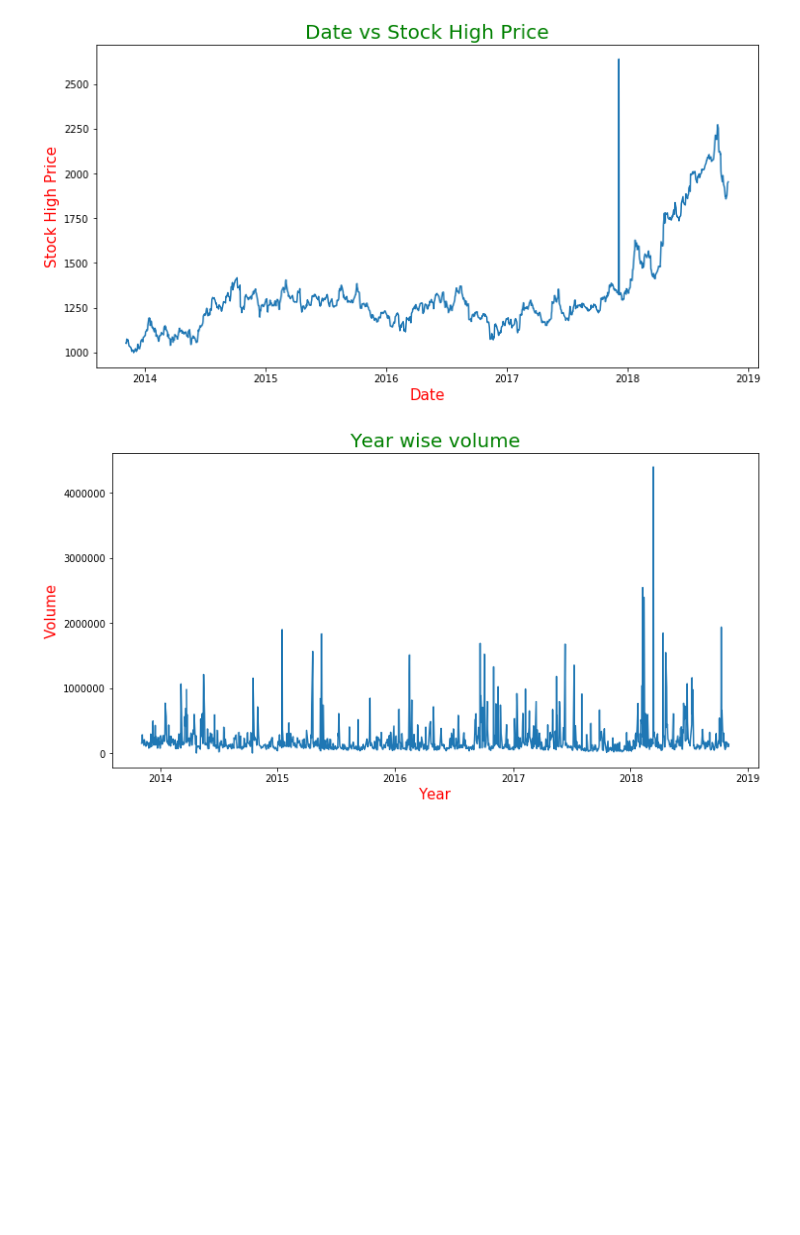
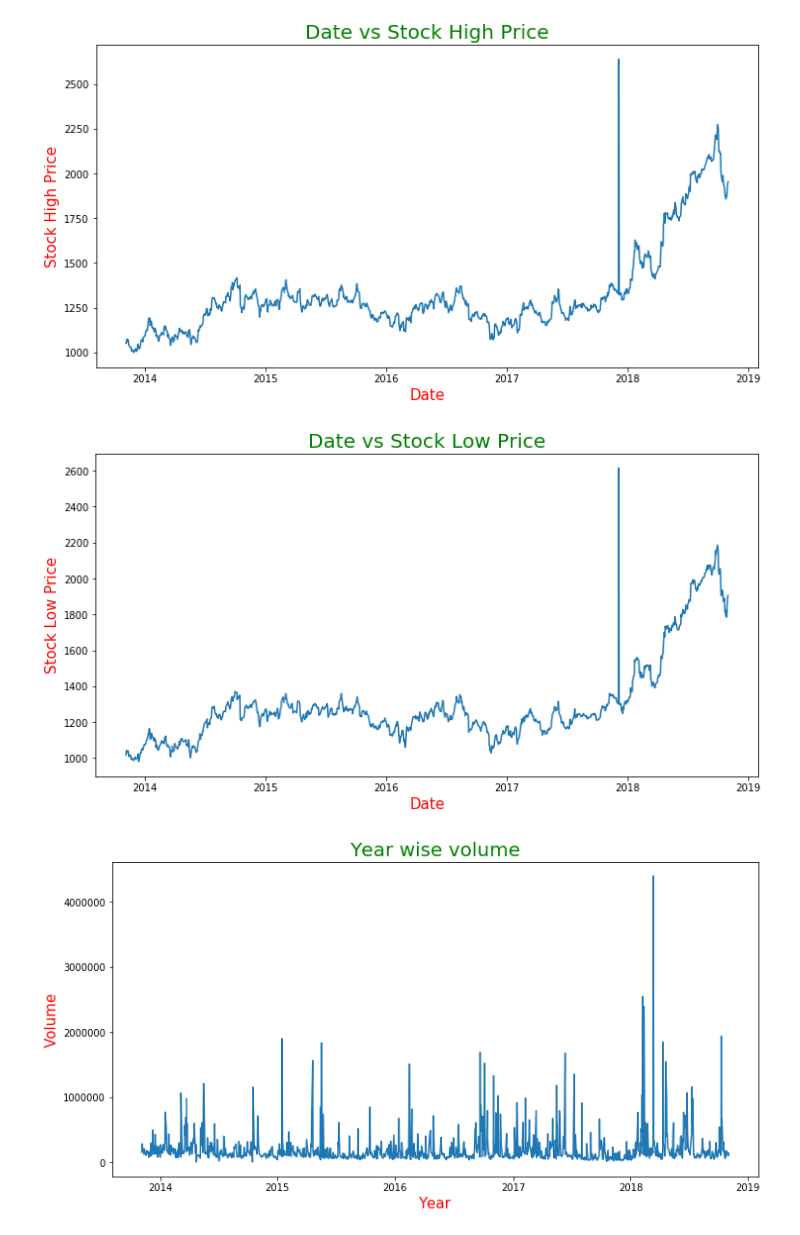
Before and after one commit to pragatikumar/Stock-Price-Forecasting, a Jupyter notebook: Stock Price Prediction.ipynb, the cells around one changed output. Saved outputs shown, nothing was run; the diff lists cells and outputs as text; code cells hidden in the pictures; blank space fills up the shorter version.

```diff
--- a/Stock Price Prediction.ipynb
+++ b/Stock Price Prediction.ipynb
@@ -88,6 +87,15 @@ plt.ylabel("Stock High Price",fontsize=15,color='r')
 plt.show()
 # %% [output]
 [figure]
+# %%
+plt.figure(figsize=(12,6))
+plt.plot(data['Low'])
+plt.title("Date vs Stock Low Price",fontsize=20,color='g')
+plt.xlabel("Date",fontsize=15,color='r')
+plt.ylabel("Stock Low Price",fontsize=15,color='r')
+plt.show()
+# %% [output]
+[figure, added]
 # %%
 plt.figure(figsize=(12,6))
 #Volume	Ex-Dividend	Split Ratio	Adj. Open	Adj. High	Adj. Low	Adj. Close	Adj. Volume
```
Also changed, not shown: parts of 14 cells of this notebook.
